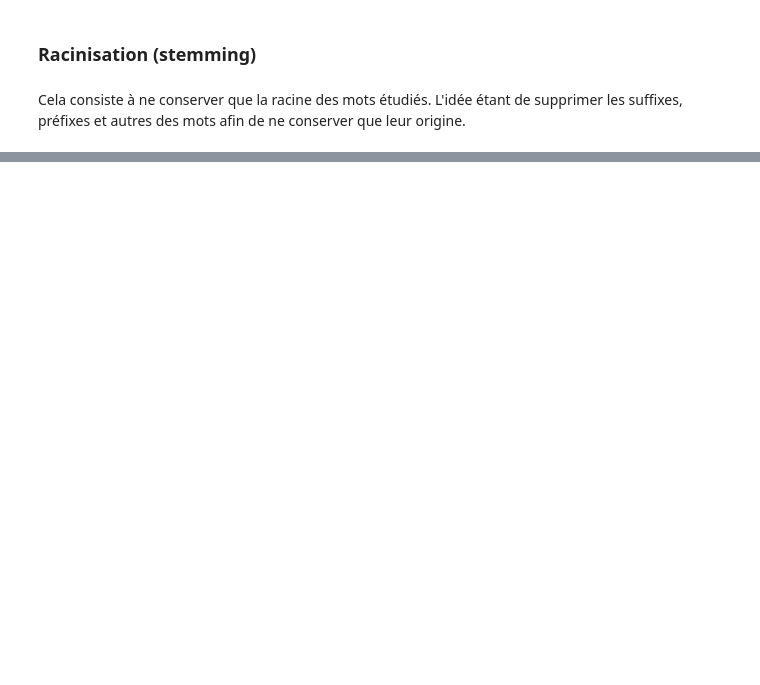
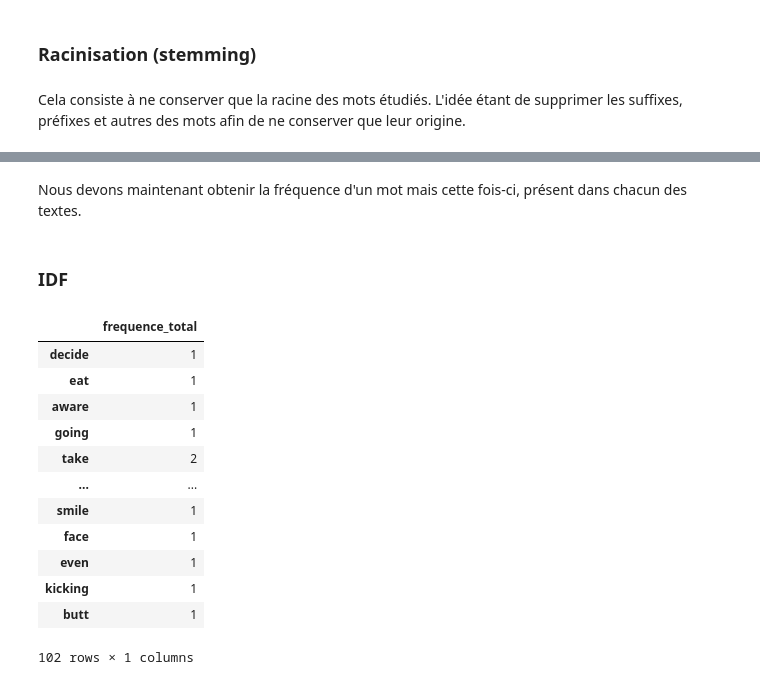
Before and after one commit to reda76/P6, a Jupyter notebook: Analyse de texte.ipynb, the cells around one changed output, grey strips where cells are left out. Drawn from its saved outputs; the diff is of its cells as text; code cells hidden in the pictures; blank space fills up the shorter version.

```diff
--- a/Analyse de texte.ipynb
+++ b/Analyse de texte.ipynb
@@ -154,12 +212,12 @@ L'idée étant encore une fois de ne conserver que le sens des mots.
 def lemmatisation(liste):
     lemmatizer = WordNetLemmatizer()
 
-    premier_commentaire_lemm = []
+    texte = []
 
     # Parcour la liste pour lemmatiser chaque mot
     for mot in liste:
-        premier_commentaire_lemm.append(lemmatizer.lemmatize(mot))
+        texte.append(lemmatizer.lemmatize(mot))
 
-    return premier_commentaire_lemm
+    return texte
 # %%
 lemmatisation(premier_commentaire)
@@ -244,0 +410,56 @@ TODO : ATTENTION AU SENS DES MOTS AVEC LA RACINISATION
+# %% [markdown]
+Nous devons maintenant obtenir la fréquence d'un mot mais cette fois-ci, présent dans chacun des textes.
+# %% [markdown]
+### IDF
+# %%
+# Cette fonction permet d'obtenir une dataframe regroupant la fréquence
+# de chaque mot pour chacun des texte.
+def frequence_idf(liste_texte):
+    """
+
+    Un minimum de 2 textes dans la liste est nécessaire
+    pour que la fonction fonctionne
+
+
+    """
+    # Nombre de texte présent dans la liste
+    nb_texte = len(liste_texte)
+    # Nous créons le dictionnaire 'dict_fusion' qui va contenir la fusion de
+    # nos deux premiers textes counterizés pour ensuite le fusionner avec
+    # le texte suivant
+    dict_fusion = Counter(liste_texte[0]) + Counter(liste_texte[1])
+    # L'indice i va parcourir le nombre de texte pour pouvoir appeler le
+    # texte par son emplacement dans la liste.
+    # l'indice commencera par '2' puisque nous avons déjà utilisé les
+    # deux premiers textes en créant le dictionnaire "dict_fusion"
+    for i in range(2, nb_texte):
+        try:
+            dict_fusion = dict_fusion + Counter(liste_texte[i])
+        # Nous laissons la boucle se terminer si une erreur "IndexError"
+        # apparaît, car cela est dû au fait que l'indice i a atteint le
+        # dernier texte de la liste.
+        except (IndexError):
+            continue
+
+    # Nous plaçons ensuite notre dictionnaire 'dict_fusion' dans une dataframe
+    df = pd.DataFrame.from_dict(dict_fusion, orient='index')
+    return df
+# %%
+liste_des_textes = [premier_commentaire_lemm, deuxieme_commentaire_lemm]
+df_frequence_idf = frequence_idf(liste_des_textes)
+df_frequence_idf.rename(columns = {0:'frequence_total'}, inplace = True)
+df_frequence_idf
+# %% [output]
+|  | frequence_total |
+| decide | 1 |
+| eat | 1 |
+| aware | 1 |
+| going | 1 |
+| take | 2 |
+| ... | ... |
+| smile | 1 |
+| face | 1 |
+| even | 1 |
+| kicking | 1 |
+| butt | 1 |
+102 rows × 1 columns
```
Also changed, not shown: parts of 59 cells of this notebook.
